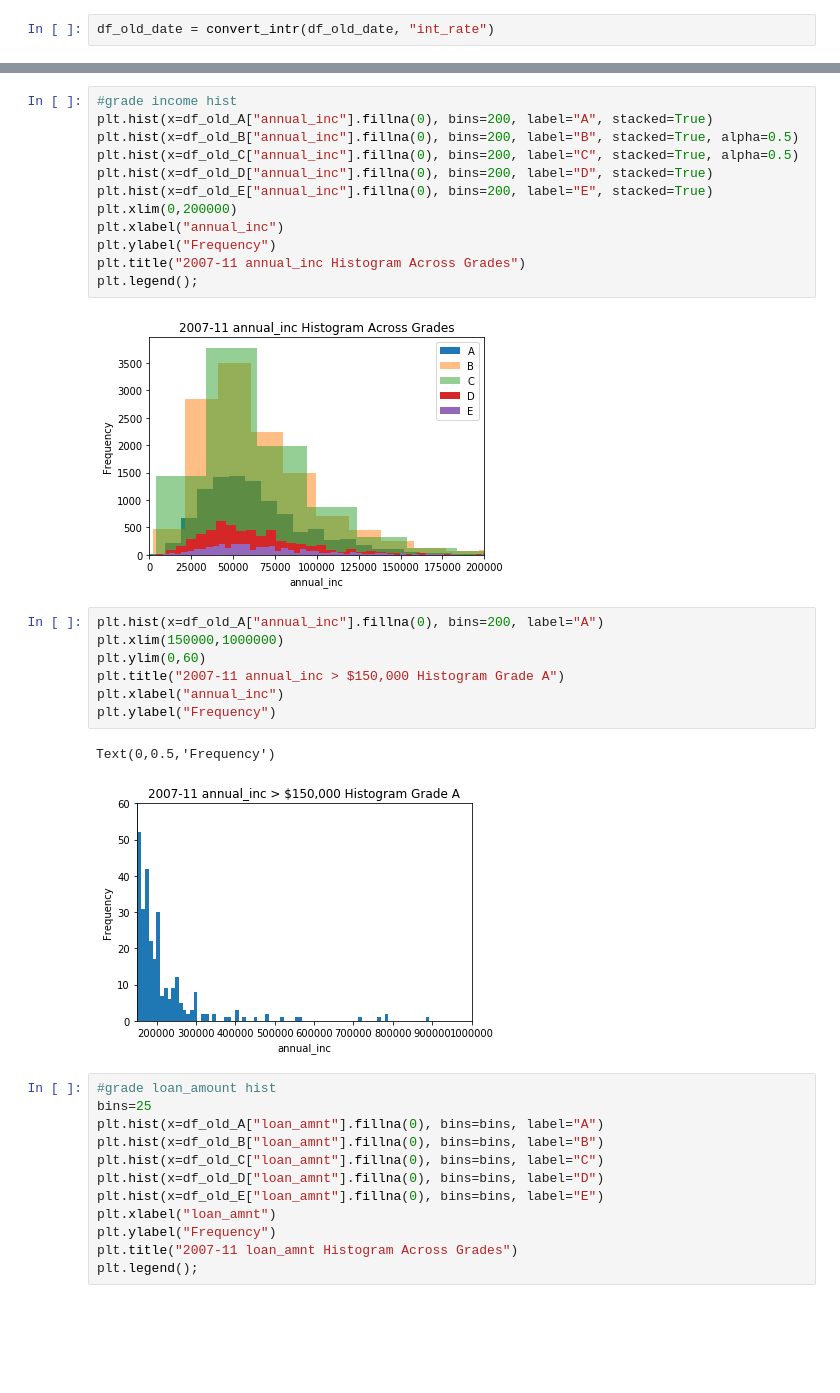
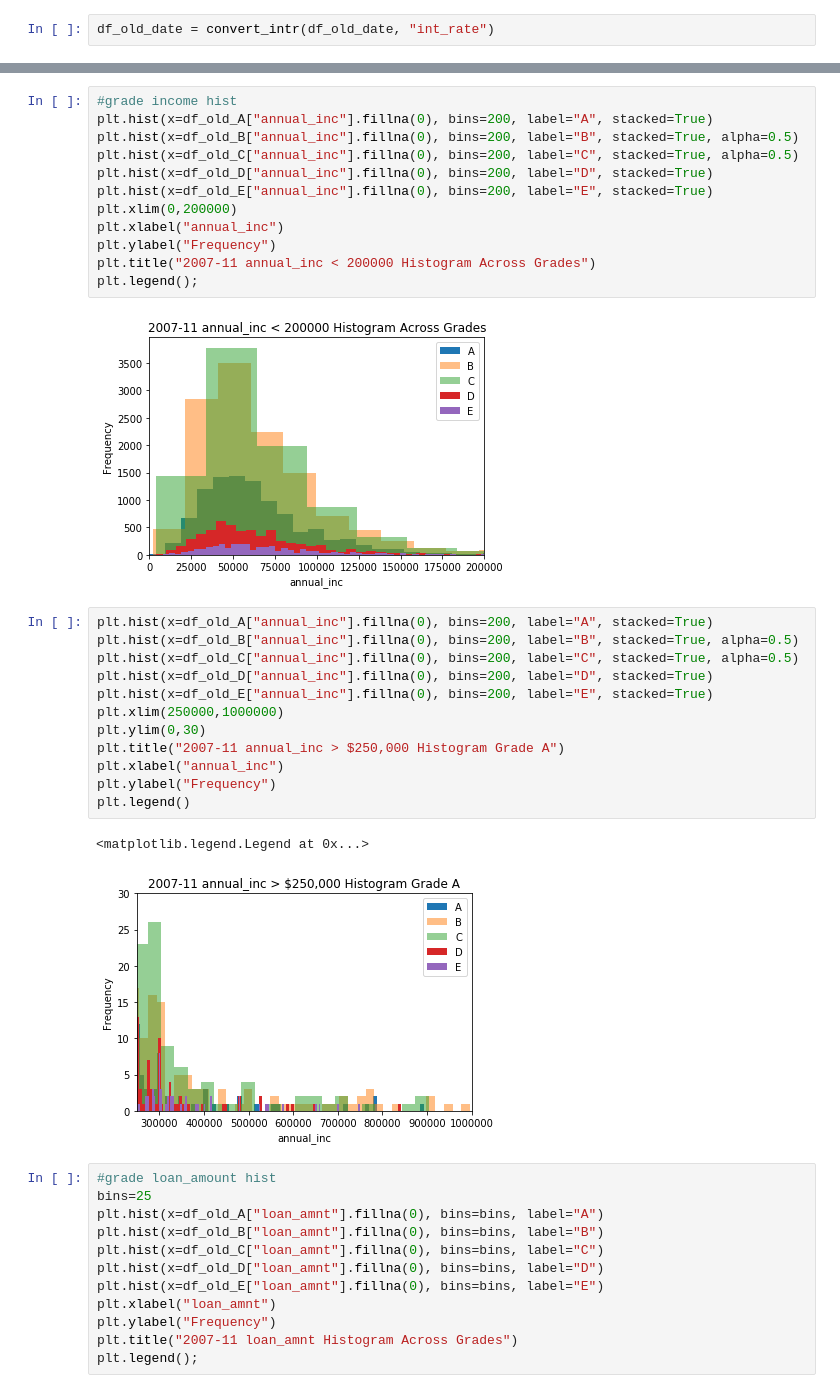
Before and after one commit to tmaounis/cs109a-LendingClub, a Jupyter notebook: cs109a-LendingClub.ipynb, the cells around one changed output, grey strips where cells are left out. Saved outputs shown, nothing was run; the diff lists cells and outputs as text; blank space fills up the shorter version.

```diff
--- a/cs109a-LendingClub.ipynb
+++ b/cs109a-LendingClub.ipynb
@@ -261,20 +266,25 @@ plt.hist(x=df_old_E["annual_inc"].fillna(0), bins=200, label="E", stacked=True)
 plt.xlim(0,200000)
 plt.xlabel("annual_inc")
 plt.ylabel("Frequency")
-plt.title("2007-11 annual_inc Histogram Across Grades")
+plt.title("2007-11 annual_inc < 200000 Histogram Across Grades")
 plt.legend();
 # %% [output]
-[figure, old version]
+[figure, new version]
 # %%
-plt.hist(x=df_old_A["annual_inc"].fillna(0), bins=200, label="A")
-plt.xlim(150000,1000000)
-plt.ylim(0,60)
-plt.title("2007-11 annual_inc > $150,000 Histogram Grade A")
+plt.hist(x=df_old_A["annual_inc"].fillna(0), bins=200, label="A", stacked=True)
+plt.hist(x=df_old_B["annual_inc"].fillna(0), bins=200, label="B", stacked=True, alpha=0.5)
+plt.hist(x=df_old_C["annual_inc"].fillna(0), bins=200, label="C", stacked=True, alpha=0.5)
+plt.hist(x=df_old_D["annual_inc"].fillna(0), bins=200, label="D", stacked=True)
+plt.hist(x=df_old_E["annual_inc"].fillna(0), bins=200, label="E", stacked=True)
+plt.xlim(250000,1000000)
+plt.ylim(0,30)
+plt.title("2007-11 annual_inc > $250,000 Histogram Grade A")
 plt.xlabel("annual_inc")
 plt.ylabel("Frequency")
+plt.legend()
 # %% [output]
-Text(0,0.5,'Frequency')
+<matplotlib.legend.Legend at 0x...>
-[figure, old version]
+[figure, new version]
 # %%
 #grade loan_amount hist
 bins=25
```
Also changed, not shown: parts of 8 cells of this notebook.
